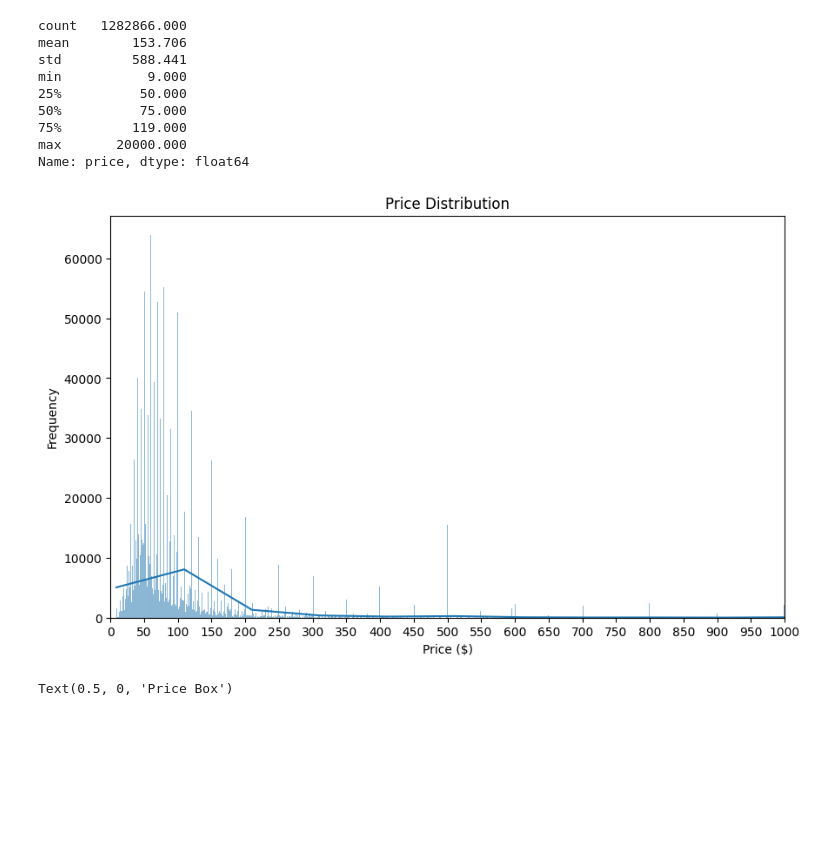
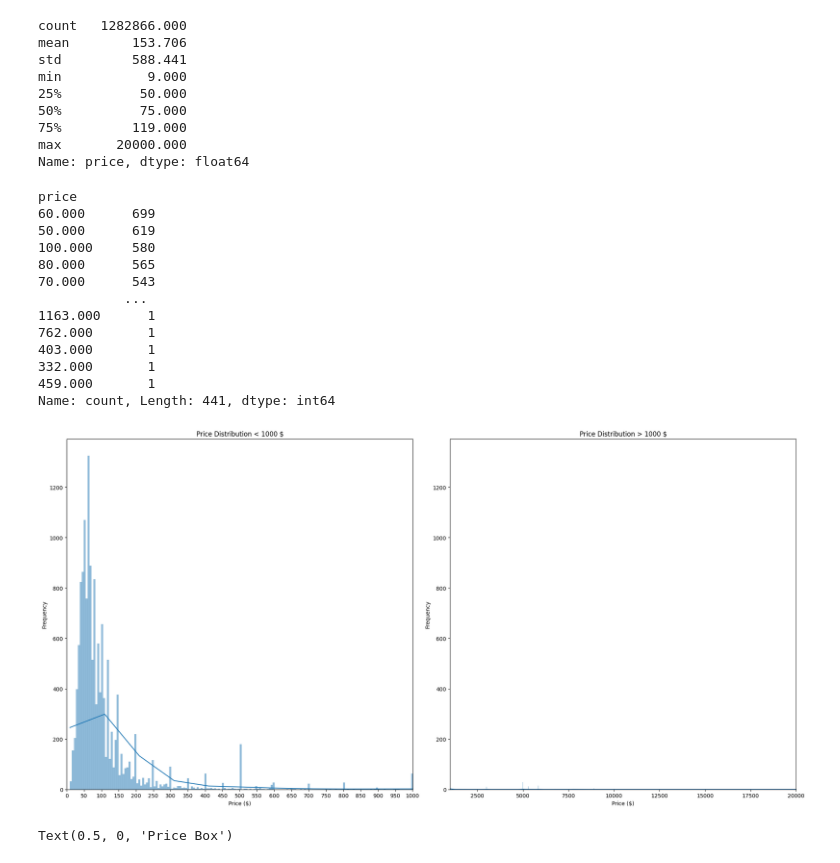
Before and after one commit to psiku/IUM-long-stay-insights, a Jupyter notebook: notebooks/data_v1_preprocessing.ipynb, the cells around one changed output. Drawn from its saved outputs; the diff is of its cells as text; code cells hidden in the pictures; blank space fills up the shorter version.

Commit message:
calendar df EDA

```diff
--- a/notebooks/data_v1_preprocessing.ipynb
+++ b/notebooks/data_v1_preprocessing.ipynb
@@ -215,17 +215,47 @@ min           9.000
 75%         119.000
 max       20000.000
 Name: price, dtype: float64
+# %%
+# unique listing price
+price_dist = pd.DataFrame(calendar_dataframe['price'].groupby(calendar_dataframe['listing_id']).value_counts())
+
+price_dist_df = price_dist.reset_index()
+
+price_dist_df['price'].value_counts()
+# %% [output]
+price
+60.000      699
+50.000      619
+100.000     580
+80.000      565
+70.000      543
+           ...
+1163.000      1
+762.000       1
+403.000       1
+332.000       1
+459.000       1
+Name: count, Length: 441, dtype: int64
 # %%
-plt.figure(figsize=(10, 6))
-sns.histplot(calendar_dataframe['price'], kde=True)
-plt.title('Price Distribution')
-plt.xlim(0, 1000)
-plt.xticks(range(0, 1001, 50))
-plt.xlabel('Price ($)')
-plt.ylabel('Frequency')
+fig, axs = plt.subplots(1, 2, figsize=(20, 10))
+
+sns.histplot(price_dist_df['price'], kde=True, ax=axs[0])
+axs[0].set_title('Price Distribution < 1000 $')
+axs[0].set_xlim(0, 1001)
+axs[0].set_xticks(range(0, 1001, 50))
+axs[0].set_xlabel('Price ($)')
+axs[0].set_ylabel('Frequency')
+
+sns.histplot(price_dist_df['price'], kde=True, ax=axs[1])
+axs[1].set_title('Price Distribution > 1000 $')
+axs[1].set_xlim(1001, 20001)
+axs[1].set_xlabel('Price ($)')
+axs[1].set_ylabel('Frequency')
+
+plt.tight_layout()
 plt.show()
 # %% [output]
-[figure, old version]
+[figure, new version]
 # %%
 boxes = list(range(0, 601, 25)) + [int(maximal_price)]
 
```
Also changed, not shown: parts of 3 cells of this notebook.
